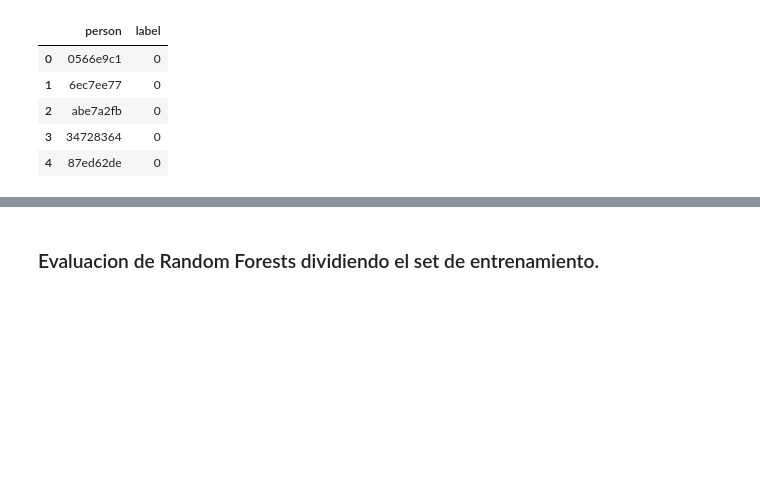
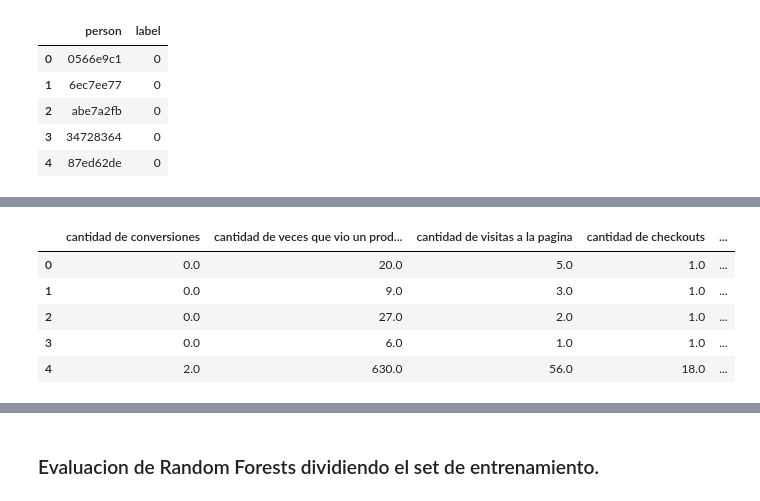
Before and after one commit to Blaz77/DatosReloaded, a Jupyter notebook: TP2/Intentos/4/random_forest.ipynb, the cells around one changed output, grey strips where cells are left out. Saved outputs shown, nothing was run; the diff lists cells and outputs as text; code cells hidden in the pictures; blank space fills up the shorter version.

```diff
--- a/TP2/Intentos/4/random_forest.ipynb
+++ b/TP2/Intentos/4/random_forest.ipynb
@@ -78,0 +79,9 @@ memory usage: 2.1+ MB
+# %%
+test_df.iloc[:, 1:21].head()
+# %% [output]
+|  | cantidad de conversiones | cantidad de veces que vio un prod... | cantidad de visitas a la pagina | cantidad de checkouts | ... |
+| 0 | 0.0 | 20.0 | 5.0 | 1.0 | ... |
+| 1 | 0.0 | 9.0 | 3.0 | 1.0 | ... |
+| 2 | 0.0 | 27.0 | 2.0 | 1.0 | ... |
+| 3 | 0.0 | 6.0 | 1.0 | 1.0 | ... |
+| 4 | 2.0 | 630.0 | 56.0 | 18.0 | ... |
```
Also changed, not shown: parts of 6 cells of this notebook.
